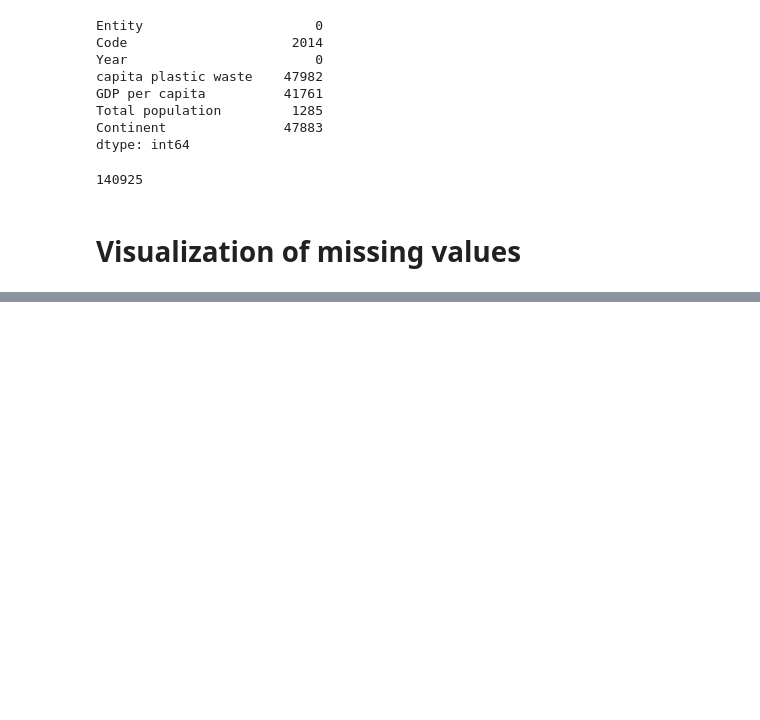
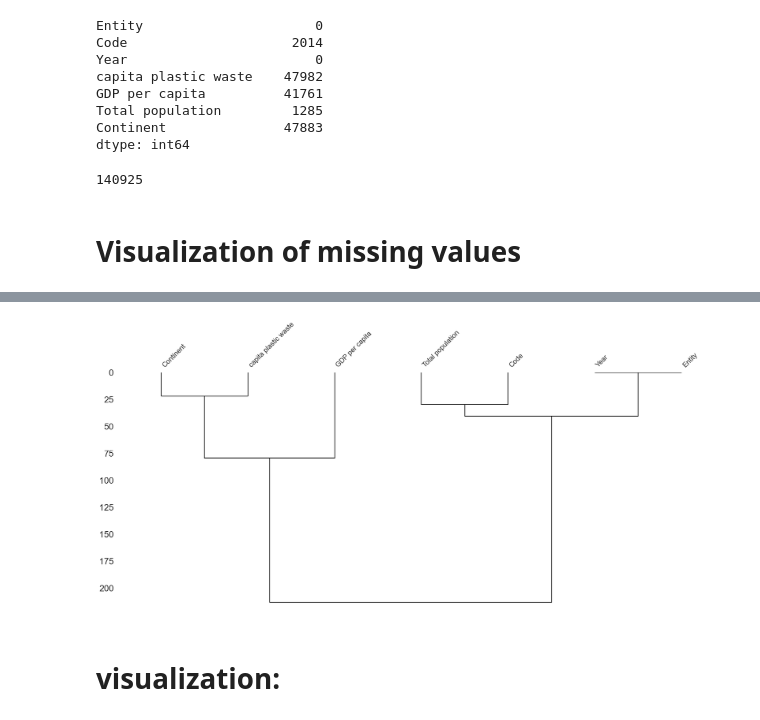
Before and after one commit to Sba23037/Hdip_StrategicThinking_CA2_CristinaPrioloSBA23037, a Jupyter notebook: Hdip_StrategicThinking_CA2_CristinaPrioloSBA23037.ipynb, the cells around one changed output, grey strips where cells are left out. Saved outputs shown, nothing was run; the diff lists cells and outputs as text; code cells hidden in the pictures; blank space fills up the shorter version.

```diff
--- a/Hdip_StrategicThinking_CA2_CristinaPrioloSBA23037.ipynb
+++ b/Hdip_StrategicThinking_CA2_CristinaPrioloSBA23037.ipynb
@@ -112,0 +144,6 @@ dataset.isnull().sum().sum()
+# %%
+ax = msno.dendrogram(dataset)
+# %% [output]
+[figure, added]
+# %% [markdown]
+# visualization:
```
Also changed, not shown: parts of 5 cells of this notebook.
